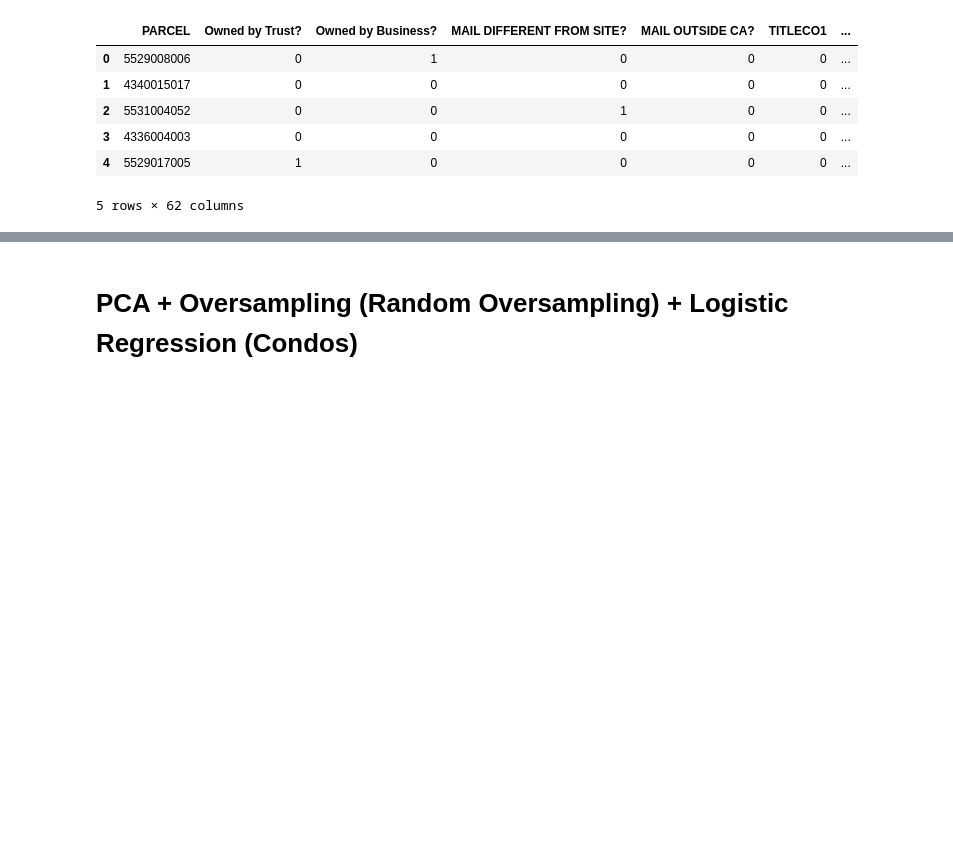
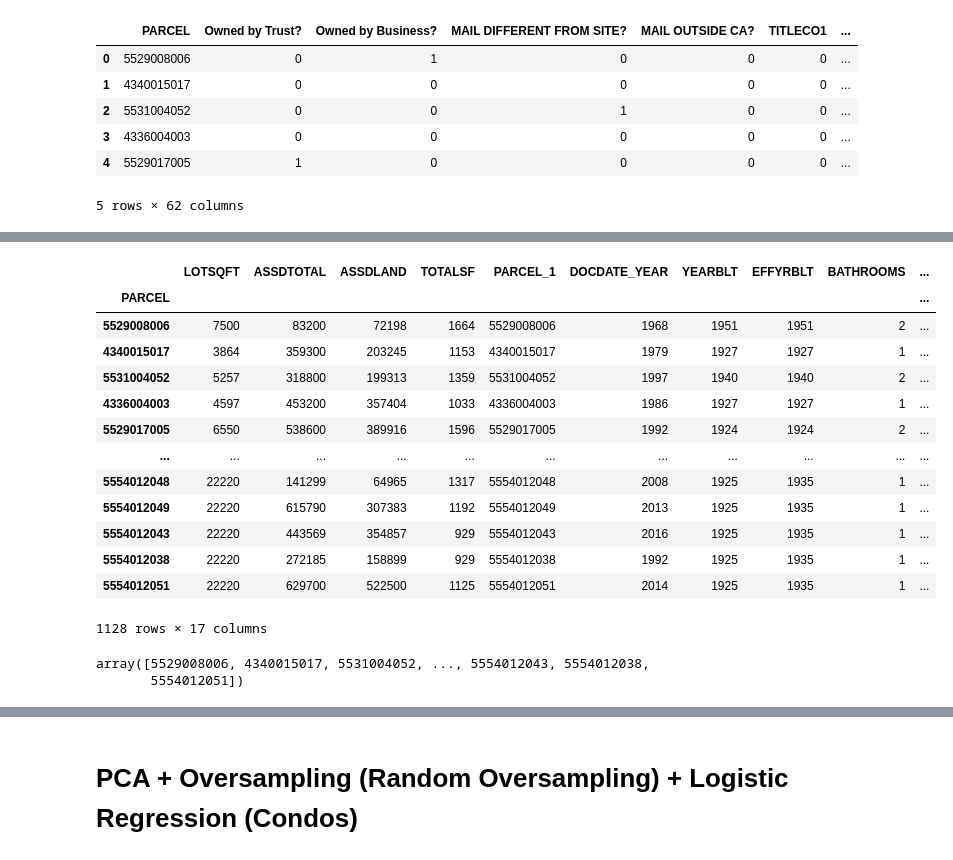
Before and after one commit to mhorstman/Final_Project_Team_1, a Jupyter notebook: Neighborhood_Supervised_Learning/West_Hollywood_Supervised_Learning.ipynb, the cells around one changed output, grey strips where cells are left out. Drawn from its saved outputs; the diff is of its cells as text; code cells hidden in the pictures; blank space fills up the shorter version.

Commit message:
Add files via upload
Updated versions of each neighborhood + the file of all the neighborhoods together - 'Total_Supervised_Learning.ipynb'

```diff
--- a/Neighborhood_Supervised_Learning/West_Hollywood_Supervised_Learning.ipynb
+++ b/Neighborhood_Supervised_Learning/West_Hollywood_Supervised_Learning.ipynb
@@ -224,0 +275,5 @@ West_Hollywood_Results_SFRs_df.to_csv('West_Hollywood_Results_SFRs.csv')
+# %%
+# Make sure our dataframe is only SFR's so exclude every property that has an '#' in its site address
+
+West_Hollywood_df = West_Hollywood_df[~West_Hollywood_df['SITEADDRESS'].str.contains('#')]
+West_Hollywood_df.head(3)
@@ -224,0 +291,3 @@ West_Hollywood_Results_SFRs_df.to_csv('West_Hollywood_Results_SFRs.csv')
+# %%
+# Now drop the SiteAddress column
+West_Hollywood_df.drop(['SITEADDRESS'], axis=1, inplace=True)
@@ -224,0 +303,25 @@ West_Hollywood_Results_SFRs_df.to_csv('West_Hollywood_Results_SFRs.csv')
+# %%
+West_Hollywood_df['PARCEL_1'] = West_Hollywood_df.index.values
+# %%
+West_Hollywood_df = pd.DataFrame(West_Hollywood_df, columns = ['LOTSQFT',
+                    'ASSDTOTAL', 'ASSDLAND', 'TOTALSF', 'PARCEL_1', 'DOCDATE_YEAR',
+                    'YEARBLT', 'EFFYRBLT', 'BATHROOMS', 'MAIL DIFFERENT FROM SITE?',
+                    'BEDROOMS', 'POOL', 'Owned by Trust?', 'Owned by Business?',
+                    'TOTUNITS', 'NOSTORY', 'Did it sell?'])
+# %%
+West_Hollywood_df
+# %% [output]
+|  | LOTSQFT | ASSDTOTAL | ASSDLAND | TOTALSF | PARCEL_1 | DOCDATE_YEAR | YEARBLT | EFFYRBLT | BATHROOMS | ... |
+| PARCEL |  |  |  |  |  |  |  |  |  | ... |
+| 5529008006 | 7500 | 83200 | 72198 | 1664 | 5529008006 | 1968 | 1951 | 1951 | 2 | ... |
+| 4340015017 | 3864 | 359300 | 203245 | 1153 | 4340015017 | 1979 | 1927 | 1927 | 1 | ... |
+| 5531004052 | 5257 | 318800 | 199313 | 1359 | 5531004052 | 1997 | 1940 | 1940 | 2 | ... |
+| 4336004003 | 4597 | 453200 | 357404 | 1033 | 4336004003 | 1986 | 1927 | 1927 | 1 | ... |
+| 5529017005 | 6550 | 538600 | 389916 | 1596 | 5529017005 | 1992 | 1924 | 1924 | 2 | ... |
+| ... | ... | ... | ... | ... | ... | ... | ... | ... | ... | ... |
+| 5554012048 | 22220 | 141299 | 64965 | 1317 | 5554012048 | 2008 | 1925 | 1935 | 1 | ... |
+| 5554012049 | 22220 | 615790 | 307383 | 1192 | 5554012049 | 2013 | 1925 | 1935 | 1 | ... |
+| 5554012043 | 22220 | 443569 | 354857 | 929 | 5554012043 | 2016 | 1925 | 1935 | 1 | ... |
+| 5554012038 | 22220 | 272185 | 158899 | 929 | 5554012038 | 1992 | 1925 | 1935 | 1 | ... |
+| 5554012051 | 22220 | 629700 | 522500 | 1125 | 5554012051 | 2014 | 1925 | 1935 | 1 | ... |
+1128 rows × 17 columns
@@ -224,0 +333,6 @@ West_Hollywood_Results_SFRs_df.to_csv('West_Hollywood_Results_SFRs.csv')
+# %%
+APN = West_Hollywood_df.index.values
+APN
+# %% [output]
+array([5529008006, 4340015017, 5531004052, ..., 5554012043, 5554012038,
+       5554012051])
```
Also changed, not shown: parts of 94 cells of this notebook, 4 other files.
